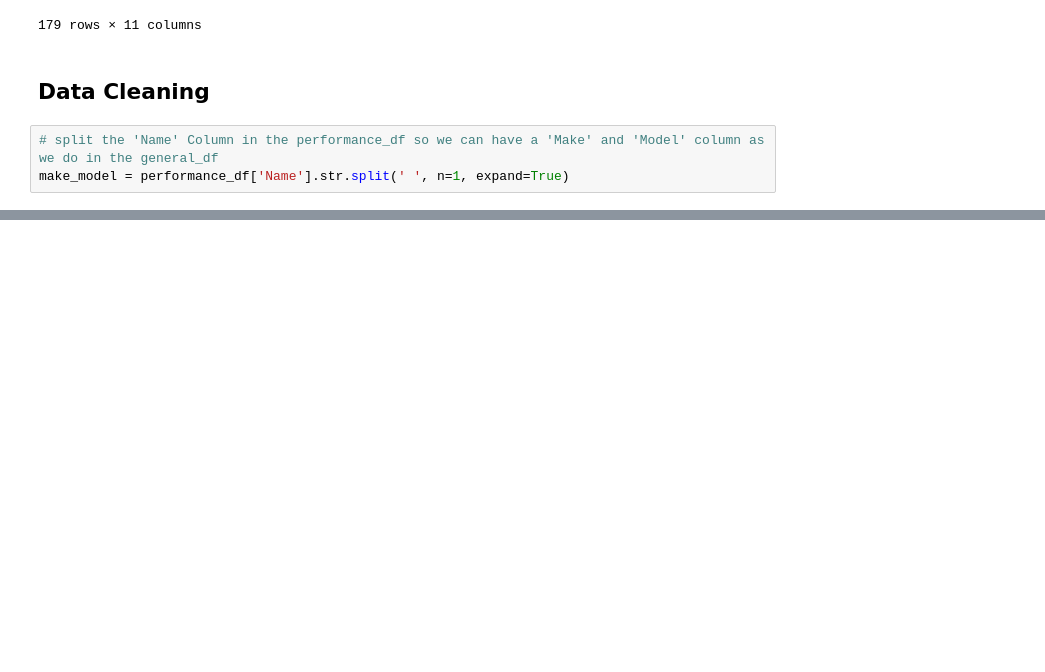
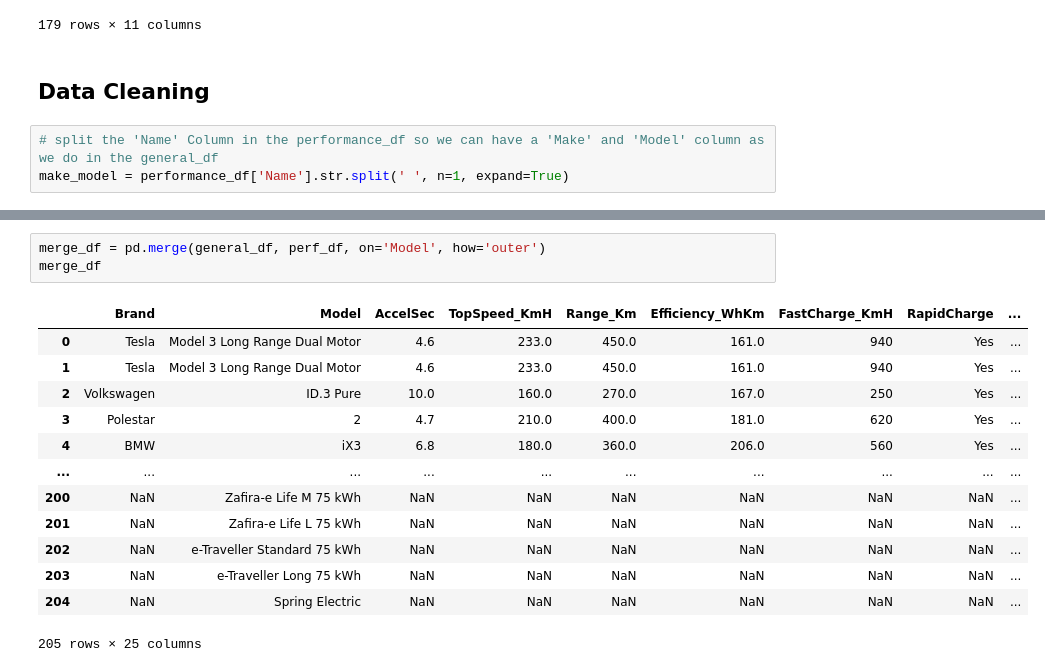
Before and after one commit to SimplyKP22/EV-ETL-Project-2, a Jupyter notebook: EV_ETL_Working.ipynb, the cells around one changed output, grey strips where cells are left out. Saved outputs shown, nothing was run; the diff lists cells and outputs as text; blank space fills up the shorter version.

```diff
--- a/EV_ETL_Working.ipynb
+++ b/EV_ETL_Working.ipynb
@@ -69,0 +113,17 @@ perf_df.drop(columns=['Name'])
+# %%
+merge_df = pd.merge(general_df, perf_df, on='Model', how='outer')
+merge_df
+# %% [output]
+|  | Brand | Model | AccelSec | TopSpeed_KmH | Range_Km | Efficiency_WhKm | FastCharge_KmH | RapidCharge | ... |
+| 0 | Tesla | Model 3 Long Range Dual Motor | 4.6 | 233.0 | 450.0 | 161.0 | 940 | Yes | ... |
+| 1 | Tesla | Model 3 Long Range Dual Motor | 4.6 | 233.0 | 450.0 | 161.0 | 940 | Yes | ... |
+| 2 | Volkswagen | ID.3 Pure | 10.0 | 160.0 | 270.0 | 167.0 | 250 | Yes | ... |
+| 3 | Polestar | 2 | 4.7 | 210.0 | 400.0 | 181.0 | 620 | Yes | ... |
+| 4 | BMW | iX3 | 6.8 | 180.0 | 360.0 | 206.0 | 560 | Yes | ... |
+| ... | ... | ... | ... | ... | ... | ... | ... | ... | ... |
+| 200 | NaN | Zafira-e Life M 75 kWh | NaN | NaN | NaN | NaN | NaN | NaN | ... |
+| 201 | NaN | Zafira-e Life L 75 kWh | NaN | NaN | NaN | NaN | NaN | NaN | ... |
+| 202 | NaN | e-Traveller Standard 75 kWh | NaN | NaN | NaN | NaN | NaN | NaN | ... |
+| 203 | NaN | e-Traveller Long 75 kWh | NaN | NaN | NaN | NaN | NaN | NaN | ... |
+| 204 | NaN | Spring Electric | NaN | NaN | NaN | NaN | NaN | NaN | ... |
+205 rows × 25 columns
```
Also changed, not shown: parts of 19 cells of this notebook, 3 other files.
